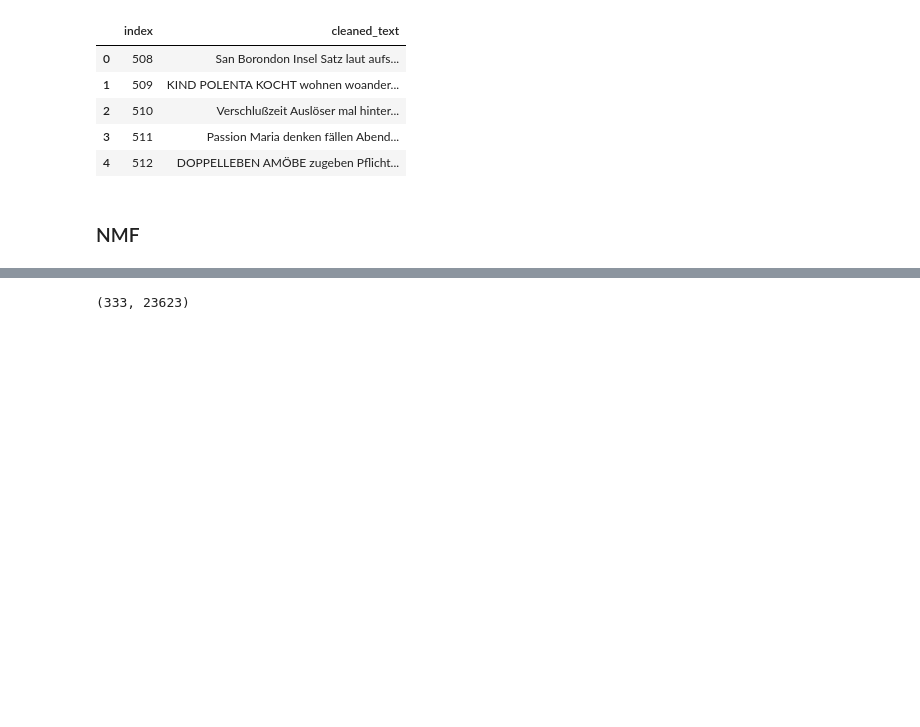
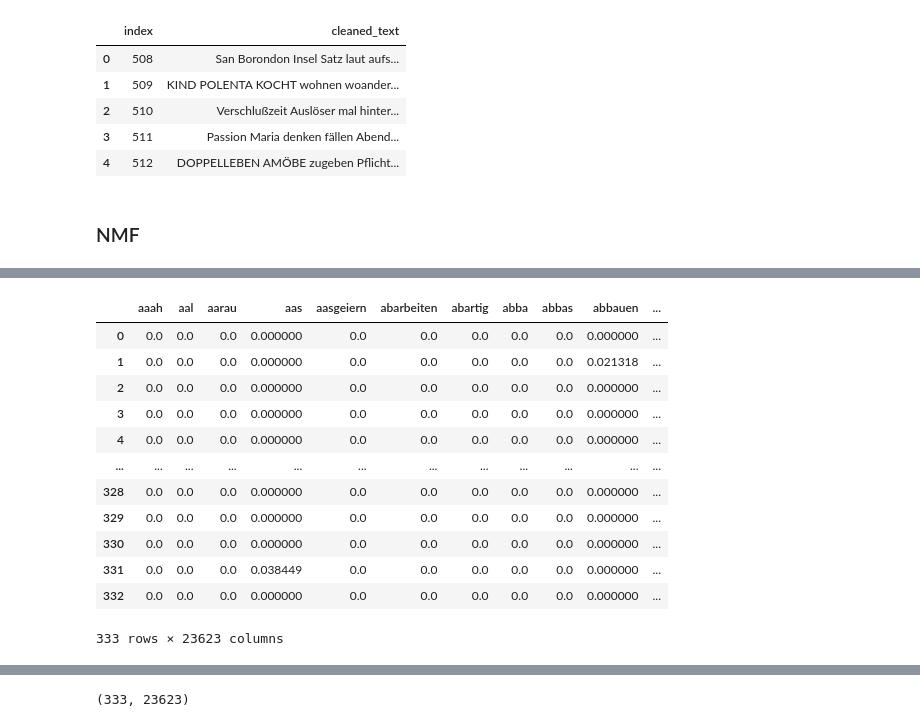
Before and after one commit to senzelden/bachmannpreis, a Jupyter notebook: topic_modeling_nmf.ipynb, the cells around one changed output, grey strips where cells are left out. Cells and saved outputs as stored; diff of their text form; code cells hidden in the pictures; blank space fills up the shorter version.

```diff
--- a/topic_modeling_nmf.ipynb
+++ b/topic_modeling_nmf.ipynb
@@ -115,0 +209,16 @@ doc_term_matrix = tfidf_vect.fit_transform(df['cleaned_text'].values.astype('U')
+# %%
+tfidf_matrix
+# %% [output]
+|  | aaah | aal | aarau | aas | aasgeiern | abarbeiten | abartig | abba | abbas | abbauen | ... |
+| 0 | 0.0 | 0.0 | 0.0 | 0.000000 | 0.0 | 0.0 | 0.0 | 0.0 | 0.0 | 0.000000 | ... |
+| 1 | 0.0 | 0.0 | 0.0 | 0.000000 | 0.0 | 0.0 | 0.0 | 0.0 | 0.0 | 0.021318 | ... |
+| 2 | 0.0 | 0.0 | 0.0 | 0.000000 | 0.0 | 0.0 | 0.0 | 0.0 | 0.0 | 0.000000 | ... |
+| 3 | 0.0 | 0.0 | 0.0 | 0.000000 | 0.0 | 0.0 | 0.0 | 0.0 | 0.0 | 0.000000 | ... |
+| 4 | 0.0 | 0.0 | 0.0 | 0.000000 | 0.0 | 0.0 | 0.0 | 0.0 | 0.0 | 0.000000 | ... |
+| ... | ... | ... | ... | ... | ... | ... | ... | ... | ... | ... | ... |
+| 328 | 0.0 | 0.0 | 0.0 | 0.000000 | 0.0 | 0.0 | 0.0 | 0.0 | 0.0 | 0.000000 | ... |
+| 329 | 0.0 | 0.0 | 0.0 | 0.000000 | 0.0 | 0.0 | 0.0 | 0.0 | 0.0 | 0.000000 | ... |
+| 330 | 0.0 | 0.0 | 0.0 | 0.000000 | 0.0 | 0.0 | 0.0 | 0.0 | 0.0 | 0.000000 | ... |
+| 331 | 0.0 | 0.0 | 0.0 | 0.038449 | 0.0 | 0.0 | 0.0 | 0.0 | 0.0 | 0.000000 | ... |
+| 332 | 0.0 | 0.0 | 0.0 | 0.000000 | 0.0 | 0.0 | 0.0 | 0.0 | 0.0 | 0.000000 | ... |
+333 rows × 23623 columns
```
Also changed, not shown: parts of 13 cells of this notebook, 8 other files.
